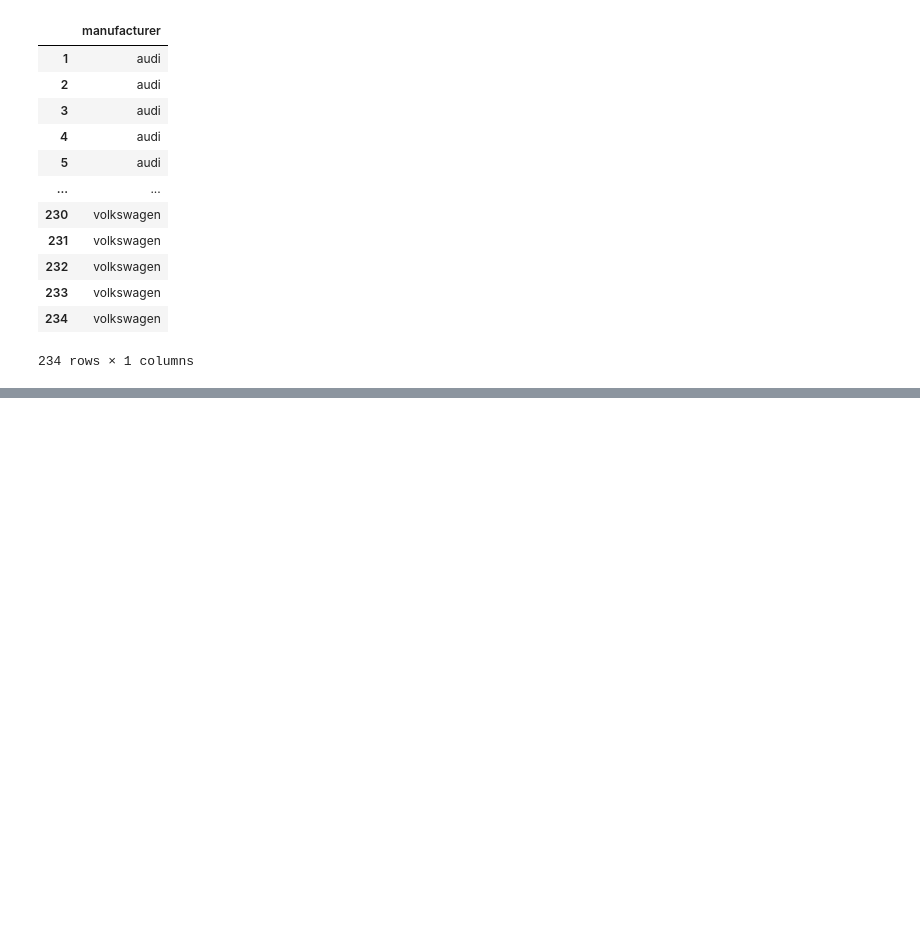
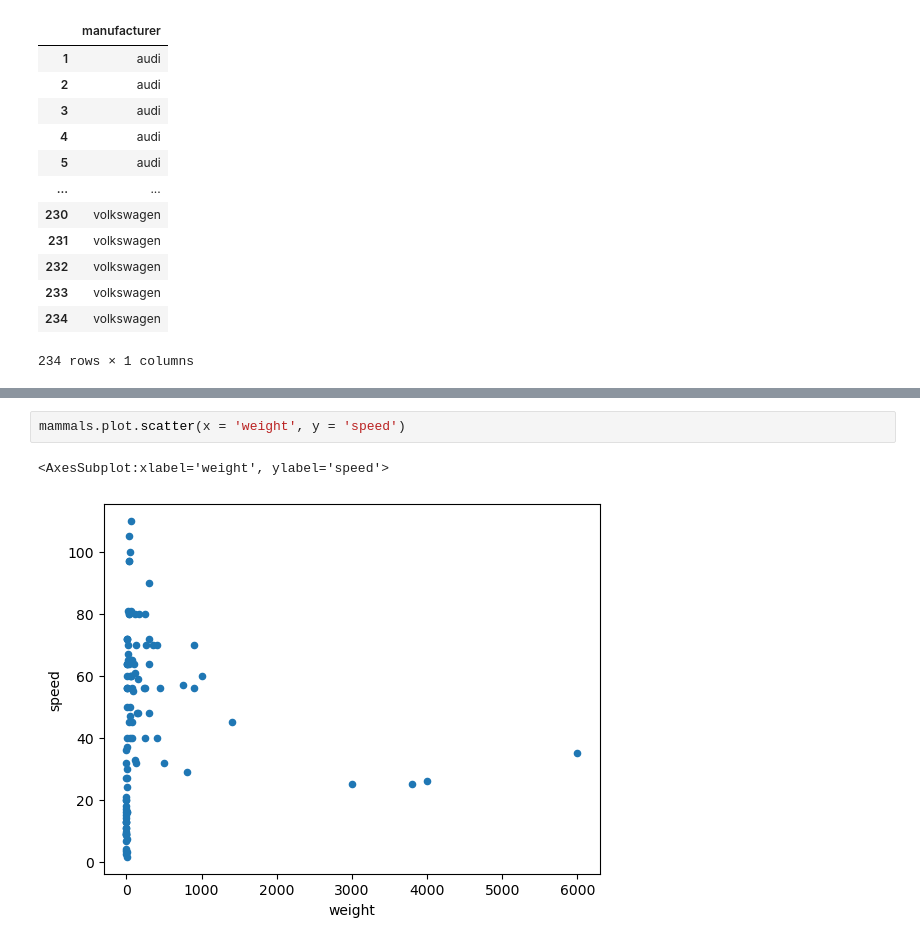
Before and after one commit to MagdalenaRahn/data-science-libraries, a Jupyter notebook: dataframes_exercises.ipynb, the cells around one changed output, grey strips where cells are left out. Cells and saved outputs as stored; diff of their text form; blank space fills up the shorter version.

```diff
--- a/dataframes_exercises.ipynb
+++ b/dataframes_exercises.ipynb
@@ -508,0 +771,5 @@ mpg_city[{'manufacturer' :'dodge'}]
+# %%
+mammals.plot.scatter(x = 'weight', y = 'speed')
+# %% [output]
+<AxesSubplot:xlabel='weight', ylabel='speed'>
+[figure, added]
```
Also changed, not shown: parts of 29 cells of this notebook, 4 other files.
